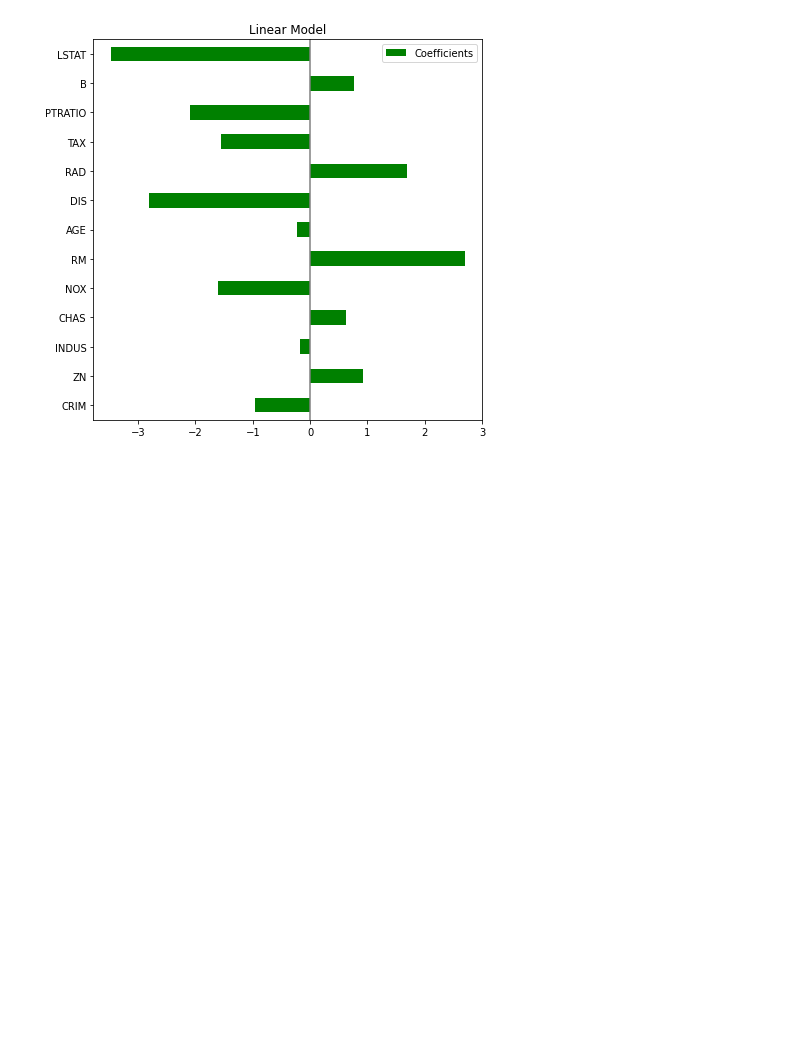
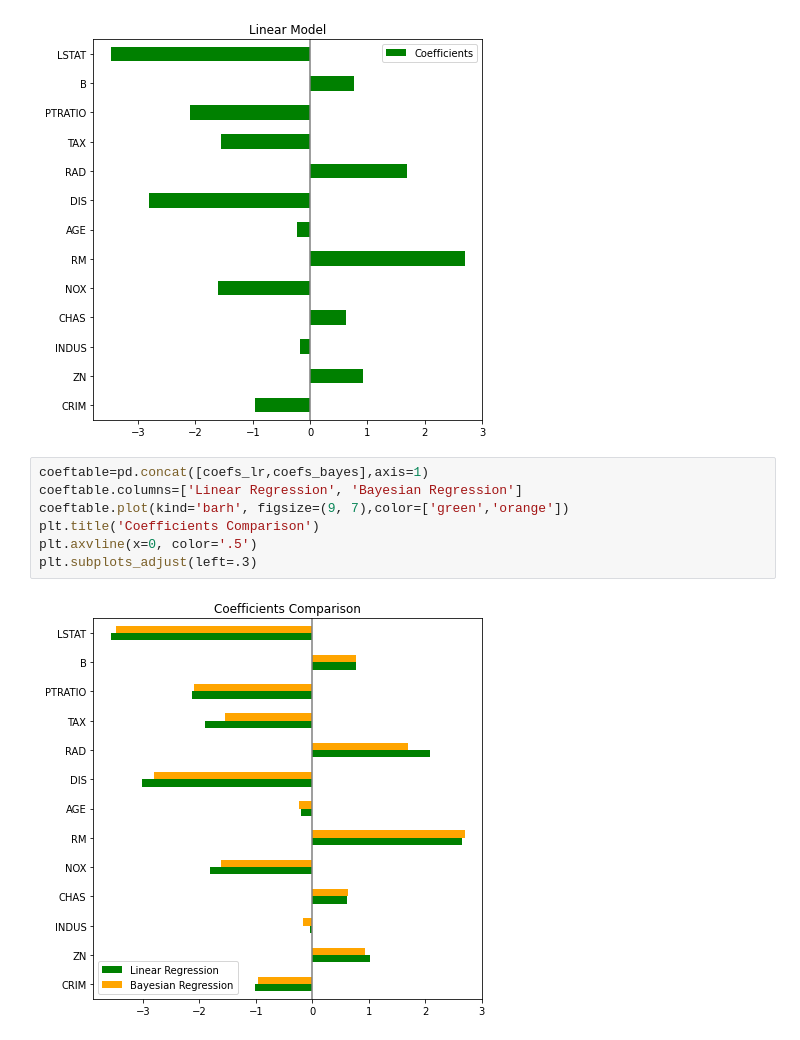
Before and after one commit to rodeoai/The-AI-Handbook-Series, a Jupyter notebook: AI_Model_Handbook_Chap_2.ipynb, the cells around one changed output. Saved outputs shown, nothing was run; the diff lists cells and outputs as text; blank space fills up the shorter version.

```diff
--- a/AI_Model_Handbook_Chap_2.ipynb
+++ b/AI_Model_Handbook_Chap_2.ipynb
@@ -1054,3 +1054,12 @@ PTRATIO     -2.090362
 B            0.767956
 LSTAT       -3.472120
 [figure]
+# %%
+coeftable=pd.concat([coefs_lr,coefs_bayes],axis=1)
+coeftable.columns=['Linear Regression', 'Bayesian Regression']
+coeftable.plot(kind='barh', figsize=(9, 7),color=['green','orange'])
+plt.title('Coefficients Comparison')
+plt.axvline(x=0, color='.5')
+plt.subplots_adjust(left=.3)
+# %% [output]
+[figure, added]
```
Also changed, not shown: parts of 19 cells of this notebook.
